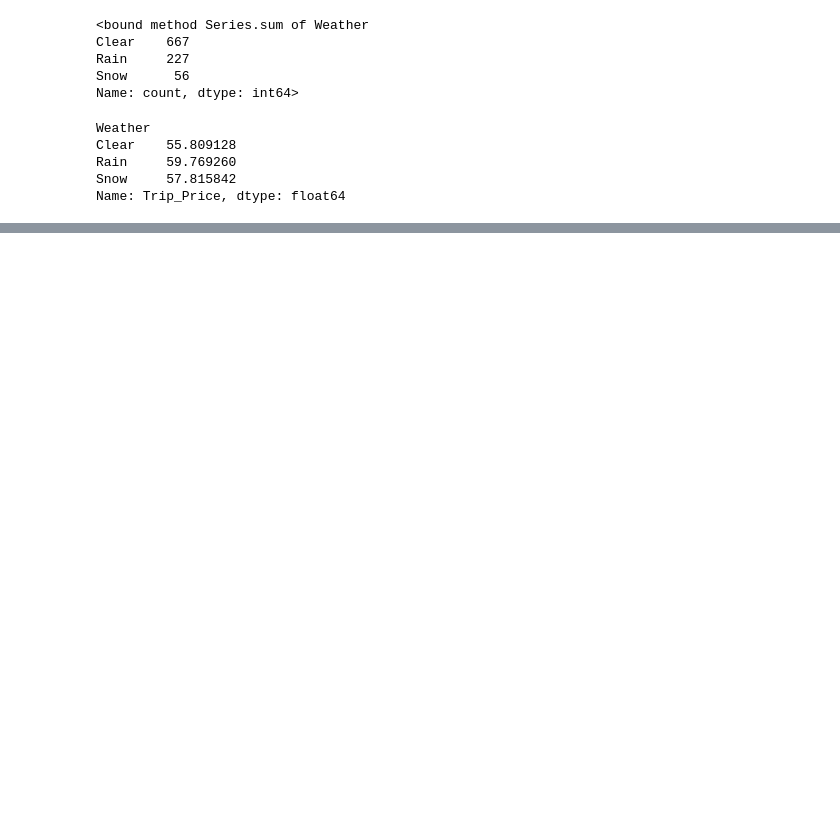
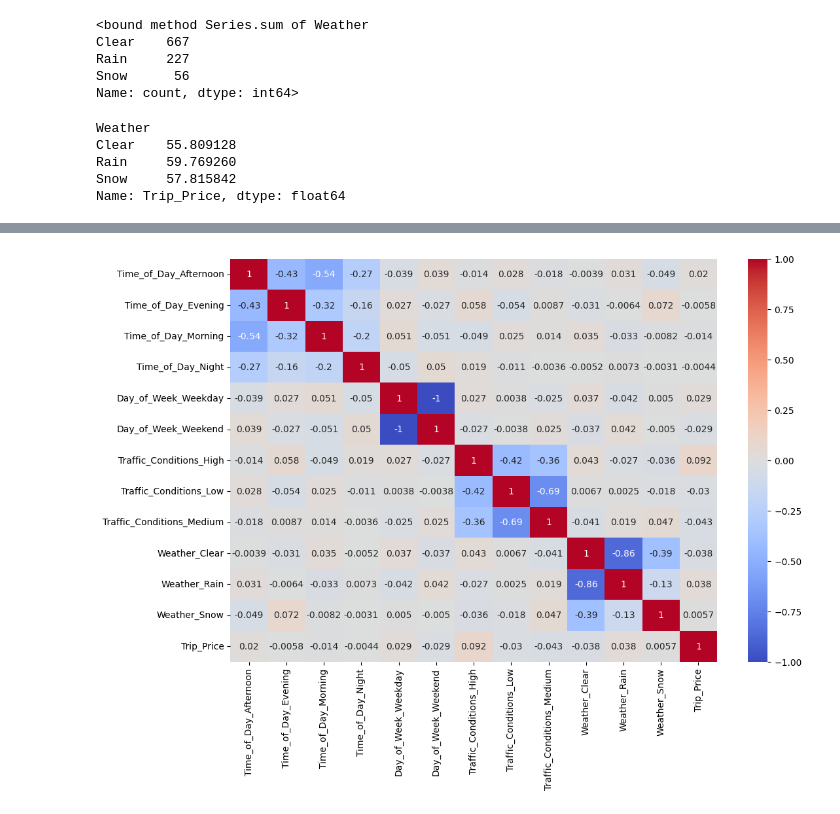
Before and after one commit to SusannaR11/taxipred-prediction-fullstack-SUSANNA-ROKKA-OPA24, a Jupyter notebook: explorations/eda.ipynb, the cells around one changed output, grey strips where cells are left out. Drawn from its saved outputs; the diff is of its cells as text; code cells hidden in the pictures; blank space fills up the shorter version.

```diff
--- a/explorations/eda.ipynb
+++ b/explorations/eda.ipynb
@@ -114,0 +177,15 @@ import matplotlib.pyplot as plt
+# %%
+# fill in missing data with 'mode' for categorical and 'mean' for numerical
+
+df_fill = df.copy()
+
+categorical_cols = df_fill.select_dtypes(include='object').columns
+numerical_cols = df_fill.select_dtypes(include='number').columns
+
+# mode method for categorical columns
+df_fill[categorical_cols]= df_fill[categorical_cols].fillna(df_fill[categorical_cols].mode().iloc[0])
+# mean method for numerical columns
+df_fill[numerical_cols] = df_fill[numerical_cols].fillna(df_fill[numerical_cols].mean())
+# %%
+df_clean = pd.get_dummies(df_fill, columns=categorical_cols, drop_first=False)
+df_clean
@@ -114,0 +218,7 @@ import matplotlib.pyplot as plt
+# %%
+#rank only categorical columns vs trip_price
+
+cat_dummy_cols = [c for c in df_clean.columns if c.startswith(tuple(categorical_cols))]
+
+cat_corr = df_clean[cat_dummy_cols + ["Trip_Price"]].corr(numeric_only=True)["Trip_Price"].drop("Trip_Price")
+print(cat_corr.sort_values(ascending=False))
@@ -114,0 +239,10 @@ import matplotlib.pyplot as plt
+# %%
+#plot heatmap of categorical columns in corr to Trip_Price
+
+cat_df = df_clean[cat_dummy_cols + ["Trip_Price"]]
+
+plt.figure(figsize=(12, 8))
+sns.heatmap(cat_df.corr(numeric_only= True), annot=True, cmap='coolwarm')
+plt.show()
+# %% [output]
+[figure, added]
```
Also changed, not shown: parts of 31 cells of this notebook.
